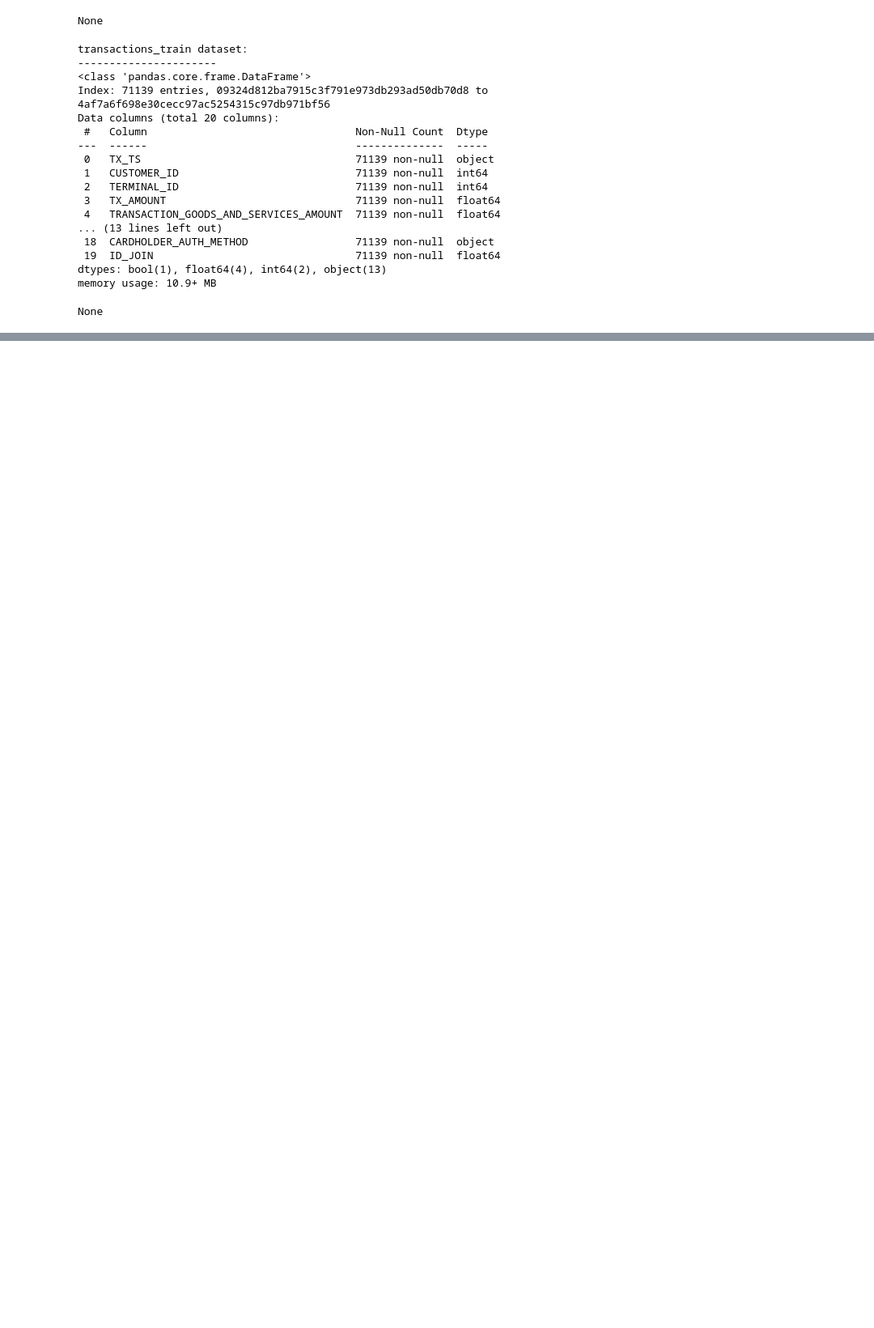
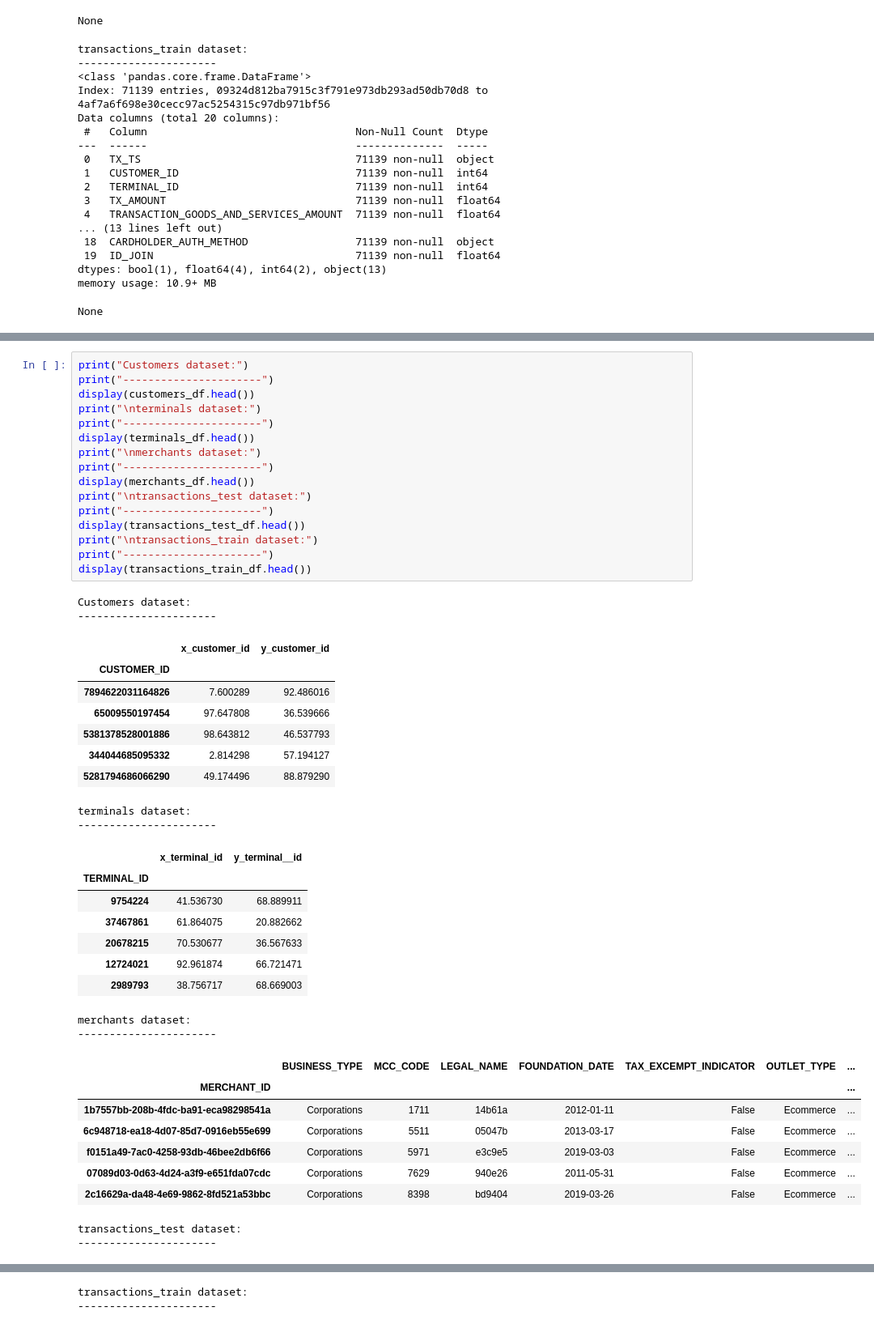
Before and after one commit to MServ-Data-Science-Levelup/fraudulent-transactions, a Jupyter notebook: mserv-data-science-levelup.ipynb, the cells around one changed output, grey strips where cells are left out. Shown at 81% size. Cells and saved outputs as stored; diff of their text form; blank space fills up the shorter version.

```diff
--- a/mserv-data-science-levelup.ipynb
+++ b/mserv-data-science-levelup.ipynb
@@ -169,0 +197,46 @@ None
+# %%
+print("Customers dataset:")
+print("----------------------")
+display(customers_df.head())
+print("\nterminals dataset:")
+print("----------------------")
+display(terminals_df.head())
+print("\nmerchants dataset:")
+print("----------------------")
+display(merchants_df.head())
+print("\ntransactions_test dataset:")
+print("----------------------")
+display(transactions_test_df.head())
+print("\ntransactions_train dataset:")
+print("----------------------")
+display(transactions_train_df.head())
+# %% [output]
+Customers dataset:
+----------------------
+|  | x_customer_id | y_customer_id |
+| CUSTOMER_ID |  |  |
+| 7894622031164826 | 7.600289 | 92.486016 |
+| 65009550197454 | 97.647808 | 36.539666 |
+| 5381378528001886 | 98.643812 | 46.537793 |
+| 344044685095332 | 2.814298 | 57.194127 |
+| 5281794686066290 | 49.174496 | 88.879290 |
+terminals dataset:
+----------------------
+|  | x_terminal_id | y_terminal__id |
+| TERMINAL_ID |  |  |
+| 9754224 | 41.536730 | 68.889911 |
+| 37467861 | 61.864075 | 20.882662 |
+| 20678215 | 70.530677 | 36.567633 |
+| 12724021 | 92.961874 | 66.721471 |
+| 2989793 | 38.756717 | 68.669003 |
+merchants dataset:
+----------------------
+|  | BUSINESS_TYPE | MCC_CODE | LEGAL_NAME | FOUNDATION_DATE | TAX_EXCEMPT_INDICATOR | OUTLET_TYPE | ... |
+| MERCHANT_ID |  |  |  |  |  |  | ... |
+| 1b7557bb-208b-4fdc-ba91-eca98298541a | Corporations | 1711 | 14b61a | 2012-01-11 | False | Ecommerce | ... |
+| 6c948718-ea18-4d07-85d7-0916eb55e699 | Corporations | 5511 | 05047b | 2013-03-17 | False | Ecommerce | ... |
+| f0151a49-7ac0-4258-93db-46bee2db6f66 | Corporations | 5971 | e3c9e5 | 2019-03-03 | False | Ecommerce | ... |
+| 07089d03-0d63-4d24-a3f9-e651fda07cdc | Corporations | 7629 | 940e26 | 2011-05-31 | False | Ecommerce | ... |
+| 2c16629a-da48-4e69-9862-8fd521a53bbc | Corporations | 8398 | bd9404 | 2019-03-26 | False | Ecommerce | ... |
+transactions_test dataset:
+----------------------
@@ -169,0 +250,2 @@ None
+transactions_train dataset:
+----------------------
```
Also changed, not shown: parts of 6 cells of this notebook.
